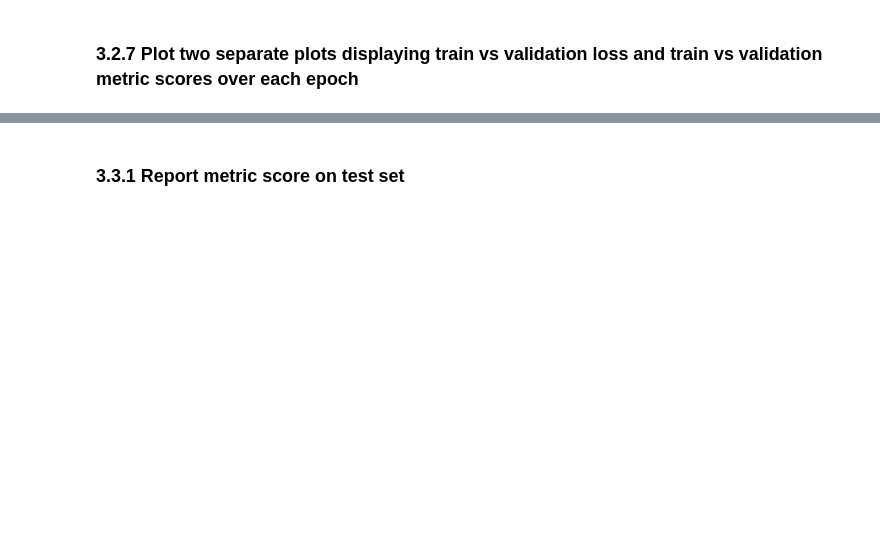
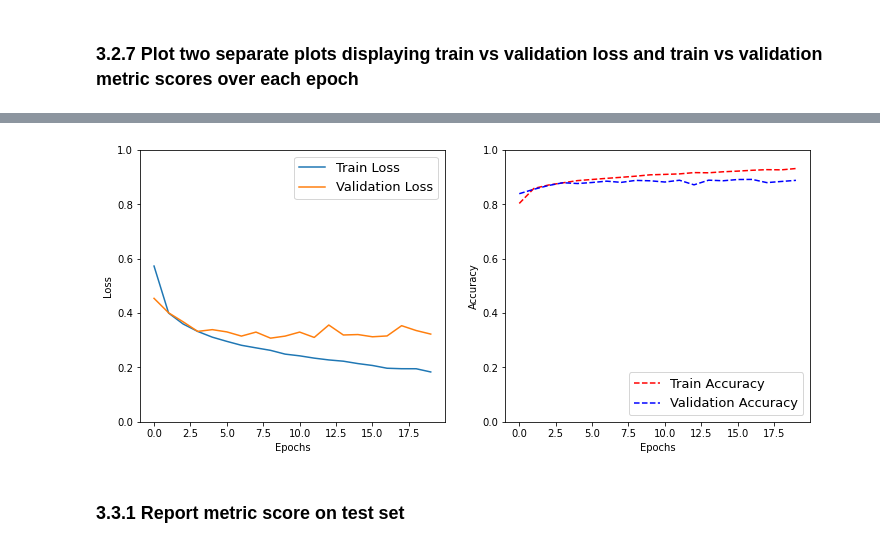
Before and after one commit to ekumar96/AppliedML_Project4_NeuralNets-CNN, a Jupyter notebook: HomeWork_4_Spring_22.ipynb, the cells around one changed output, grey strips where cells are left out. Cells and saved outputs as stored; diff of their text form; code cells hidden in the pictures; blank space fills up the shorter version.

```diff
--- a/HomeWork_4_Spring_22.ipynb
+++ b/HomeWork_4_Spring_22.ipynb
@@ -148,0 +224,12 @@ Note that splitting after encoding does not causes data leakage here because we
+# %%
+import sklearn
+from sklearn.model_selection import train_test_split
+
+X_train, X_val, y_train, y_val = train_test_split(X_dev, y_dev, test_size = 0.2, random_state=42)
+print(f"Shape of X_dev:\t\t{X_dev.shape}")
+print(f"Shape of y_dev:\t\t{y_dev.shape}")
+
+print(f"\n\tShape of X_train:\t{X_train.shape}")
+print(f"\tShape of y_train:\t{y_train.shape}")
+print(f"\n\tShape of X_val:\t\t{X_val.shape}")
+print(f"\tShape of y_val:\t\t{y_val.shape}")
@@ -182,0 +337,4 @@ Note - Use appropriate learning rate for the optimizer, you might have to try di
+# %%
+# train
+model.compile("adam", "categorical_crossentropy", metrics=["accuracy"])
+allScores = model.fit(X_train, y_train, batch_size=128, epochs=20, verbose=1, validation_data=(X_val, y_val))
@@ -186,0 +363,4 @@ Note - Use appropriate learning rate for the optimizer, you might have to try di
+# %%
+import pandas as pd
+hist = pd.DataFrame(allScores.history)
+display(hist)
@@ -187,2 +385,36 @@ Note - Use appropriate learning rate for the optimizer, you might have to try di
+# %%
+"""
+fig, ax = plt.subplots()
+ax.plot(hist.index, hist["loss"], label='Train Loss')
+ax.plot(hist.index, hist["val_loss"], label='Validation Loss')
+ax.set_ylabel("Loss")
+ax.set_ylim([0, 1])
+#ax2 = ax.twinx()
+ax2.plot(hist.index, hist["accuracy"], 'r--', label='Train Accuracy')
+ax2.plot(hist.index, hist["val_accuracy"], 'b--', label='Validation Accuracy')
+ax2.set_ylabel("Accuracy")
+ax2.set_ylim([0, 1])
+ax.set_xlabel("Epochs")
+fig.legend(fancybox=True, prop={'size':13}, loc='right', bbox_to_anchor=(1.35, 0.5))
+plt.show()"""
+
+fig, ax = plt.subplots(1, 2, figsize=(12,5))
+
+ax[0].plot(hist.index, hist["loss"], label='Train Loss')
+ax[0].plot(hist.index, hist["val_loss"], label='Validation Loss')
+ax[0].set_ylabel("Loss")
+ax[0].set_ylim([0, 1])
+ax[0].set_xlabel("Epochs")
+ax[0].legend(fancybox=True, prop={'size':13}, loc='upper right')
+
+ax[1].plot(hist.index, hist["accuracy"], 'r--', label='Train Accuracy')
+ax[1].plot(hist.index, hist["val_accuracy"], 'b--', label='Validation Accuracy')
+ax[1].set_ylabel("Accuracy")
+ax[1].set_ylim([0, 1])
+ax[1].set_xlabel("Epochs")
+ax[1].legend(fancybox=True, prop={'size':13}, loc='lower right')
+plt.show()
+# %% [output]
+[figure, added]
 # %% [markdown]
 ### 3.3.1 Report metric score on test set
```
Also changed, not shown: parts of 84 cells of this notebook.
